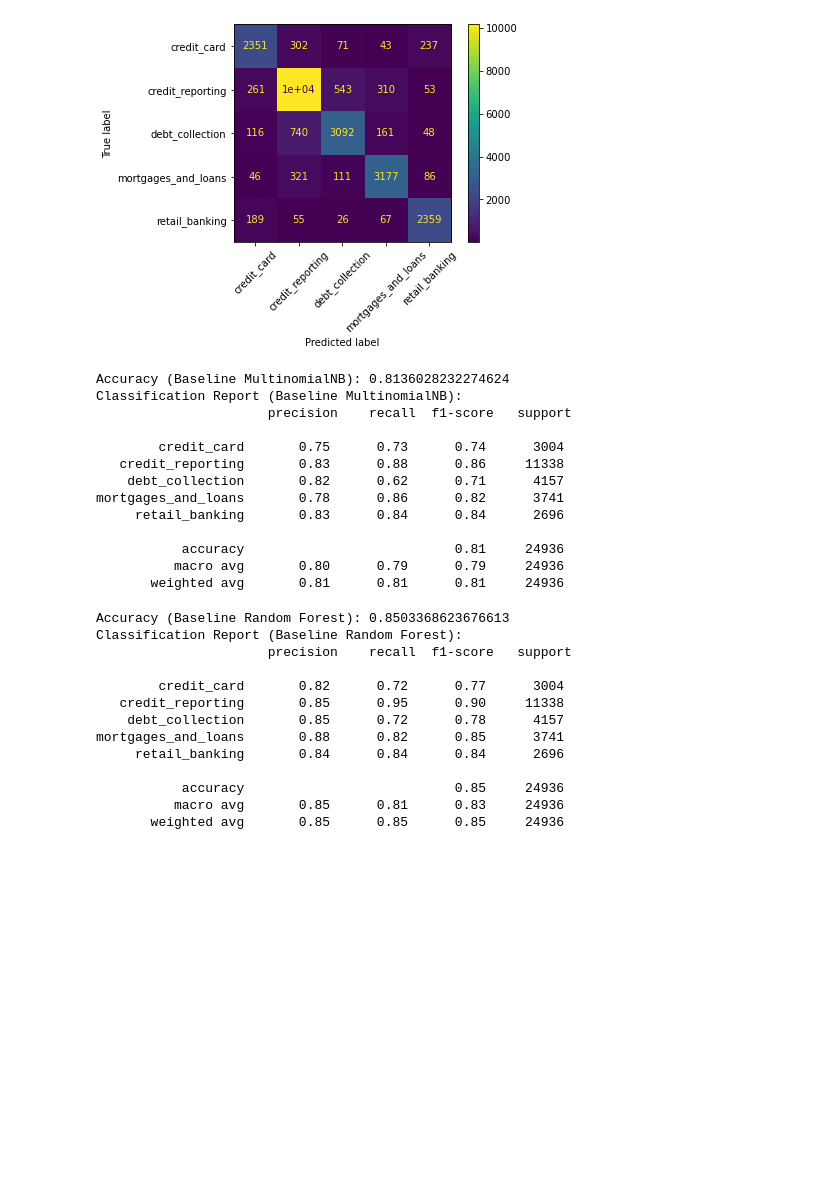
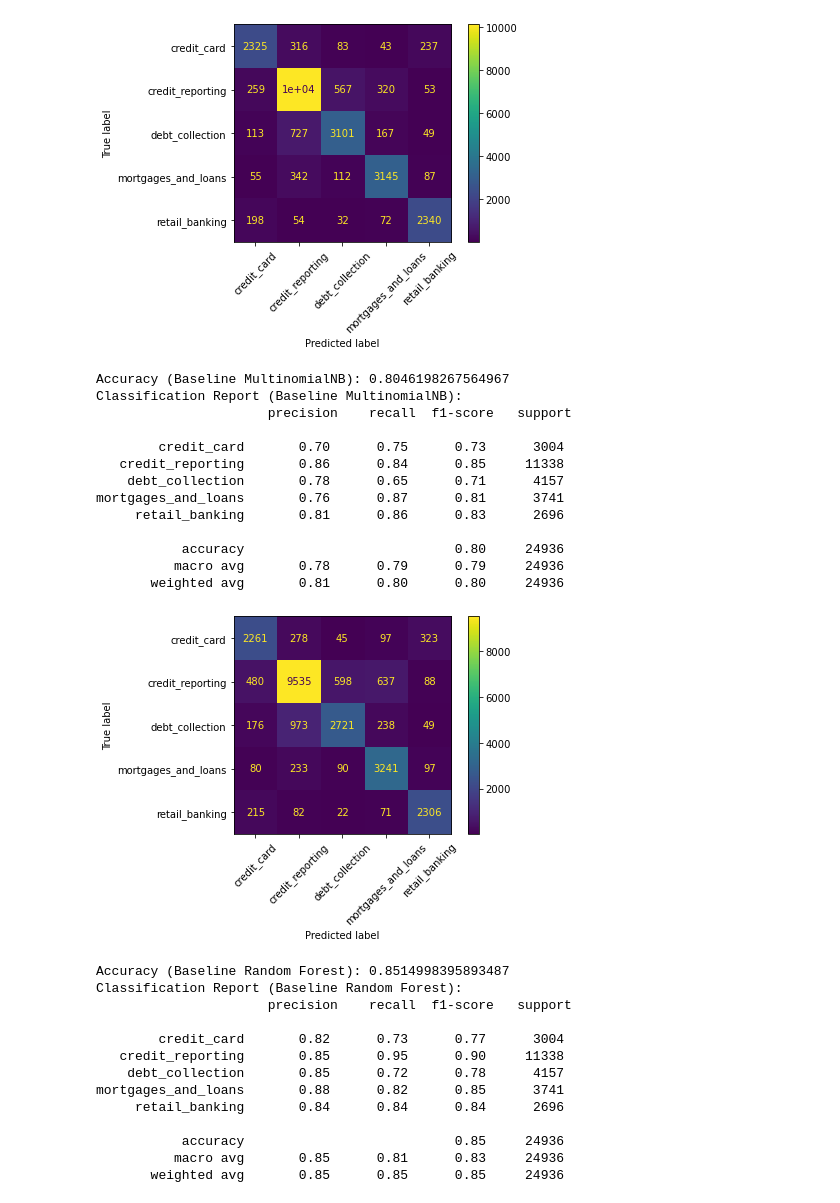
Before and after one commit to johnkul/nlp_consumer_complaints_classification, a Jupyter notebook: notebooks/tabitha.ipynb, the cells around one changed output. Cells and saved outputs as stored; diff of their text form; code cells hidden in the pictures; blank space fills up the shorter version.

```diff
--- a/notebooks/tabitha.ipynb
+++ b/notebooks/tabitha.ipynb
@@ -236,6 +292,0 @@ Testing set shapes (X_test, y_test): (24936, 5000) (24936,)
-# %%
-from sklearn.linear_model import LogisticRegression
-
-# Initialize and train the model
-model = LogisticRegression(max_iter=1000)
-model.fit(X_train, y_train)
@@ -267,0 +293,12 @@ mortgages_and_loans       0.85      0.85      0.85      3741
+# %%
+from sklearn.preprocessing import MinMaxScaler
+# Apply MinMax Scaling
+scaler = MinMaxScaler()
+
+# Fit the scaler on the training data and transform both train and test data
+X_train_scaled = scaler.fit_transform(X_train_tfidf.toarray())
+X_test_scaled = scaler.transform(X_test_tfidf.toarray())
+
+# Print the shapes of the transformed features to verify
+print("Scaled Training set shape:", X_train_scaled.shape)
+print("Scaled Testing set shape:", X_test_scaled.shape)
@@ -267,0 +310,17 @@ mortgages_and_loans       0.85      0.85      0.85      3741
+# %%
+from sklearn.linear_model import LogisticRegression
+from sklearn.metrics import accuracy_score, classification_report
+# Step 1: Initialize and train the Logistic Regression model
+baseline_lr_model = LogisticRegression(max_iter=1000, random_state=42)
+baseline_lr_model.fit(X_train_scaled, y_train)
+
+# Step 2: Make predictions on the test set
+y_pred_base_lr = baseline_lr_model.predict(X_test_scaled)
+
+# Step 3: Calculate accuracy and classification report
+accuracy_base_lr = accuracy_score(y_test, y_pred_base_lr)
+report_base_lr = classification_report(y_test, y_pred_base_lr)
+
+# Step 4: Display the evaluation scores
+print(f"Accuracy (Baseline Logistic Regression): {accuracy_base_lr}")
+print("Classification Report (Baseline Logistic Regression):\n", report_base_lr)
@@ -279,10 +352,10 @@ from sklearn.metrics import accuracy_score, classification_report
 
 # Step 1: Initialize and train the Multinomial Naive Bayes model
 baseline_nb_model = MultinomialNB()
-baseline_nb_model.fit(X_train, y_train)
+baseline_nb_model.fit(X_train_scaled, y_train)
 
 # Step 2: Make predictions on the test set
-y_pred_base_nb = baseline_nb_model.predict(X_test)
+y_pred_base_nb = baseline_nb_model.predict(X_test_scaled)
 
 # Step 3: Calculate accuracy and classification report
 accuracy_base_nb = accuracy_score(y_test, y_pred_base_nb)
@@ -292,29 +365,35 @@ report_base_nb = classification_report(y_test, y_pred_base_nb)
 print(f"Accuracy (Baseline MultinomialNB): {accuracy_base_nb}")
 print("Classification Report (Baseline MultinomialNB):\n", report_base_nb)
 # %% [output]
-Accuracy (Baseline MultinomialNB): 0.8136028232274624
+Accuracy (Baseline MultinomialNB): 0.8046198267564967
 Classification Report (Baseline MultinomialNB):
                       precision    recall  f1-score   support
 
-        credit_card       0.75      0.73      0.74      3004
-   credit_reporting       0.83      0.88      0.86     11338
-    debt_collection       0.82      0.62      0.71      4157
-mortgages_and_loans       0.78      0.86      0.82      3741
-     retail_banking       0.83      0.84      0.84      2696
+        credit_card       0.70      0.75      0.73      3004
+   credit_reporting       0.86      0.84      0.85     11338
+    debt_collection       0.78      0.65      0.71      4157
+mortgages_and_loans       0.76      0.87      0.81      3741
+     retail_banking       0.81      0.86      0.83      2696
 
-           accuracy                           0.81     24936
-          macro avg       0.80      0.79      0.79     24936
-       weighted avg       0.81      0.81      0.81     24936
+           accuracy                           0.80     24936
+          macro avg       0.78      0.79      0.79     24936
+       weighted avg       0.81      0.80      0.80     24936
+# %%
+# Display the confusion matrix
+ConfusionMatrixDisplay.from_estimator(baseline_nb_model, X_test_scaled, y_test, xticks_rotation=45)
+plt.show()
+# %% [output]
+[figure, added]
 # %%
 from sklearn.ensemble import RandomForestClassifier
 from sklearn.metrics import accuracy_score, classification_report
 
 # Step 1: Initialize and train the Random Forest model
 baseline_rf_model = RandomForestClassifier(random_state=42)
-baseline_rf_model.fit(X_train, y_train)
+baseline_rf_model.fit(X_train_scaled, y_train)
 
 # Step 2: Make predictions on the test set
-y_pred_base_rf = baseline_rf_model.predict(X_test)
+y_pred_base_rf = baseline_rf_model.predict(X_test_scaled)
 
 # Step 3: Calculate accuracy and classification report
 accuracy_base_rf = accuracy_score(y_test, y_pred_base_rf)
@@ -324,11 +403,11 @@ report_base_rf = classification_report(y_test, y_pred_base_rf)
 print(f"Accuracy (Baseline Random Forest): {accuracy_base_rf}")
 print("Classification Report (Baseline Random Forest):\n", report_base_rf)
 # %% [output]
-Accuracy (Baseline Random Forest): 0.8503368623676613
+Accuracy (Baseline Random Forest): 0.8514998395893487
 Classification Report (Baseline Random Forest):
                       precision    recall  f1-score   support
 
-        credit_card       0.82      0.72      0.77      3004
+        credit_card       0.82      0.73      0.77      3004
    credit_reporting       0.85      0.95      0.90     11338
     debt_collection       0.85      0.72      0.78      4157
 mortgages_and_loans       0.88      0.82      0.85      3741
```
Also changed, not shown: parts of 17 cells of this notebook.
